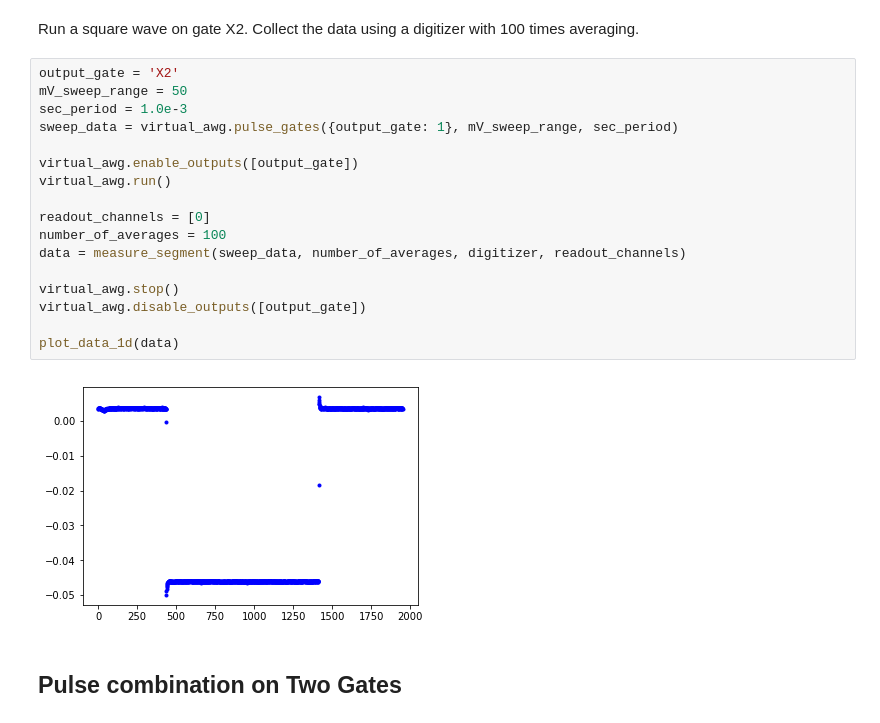
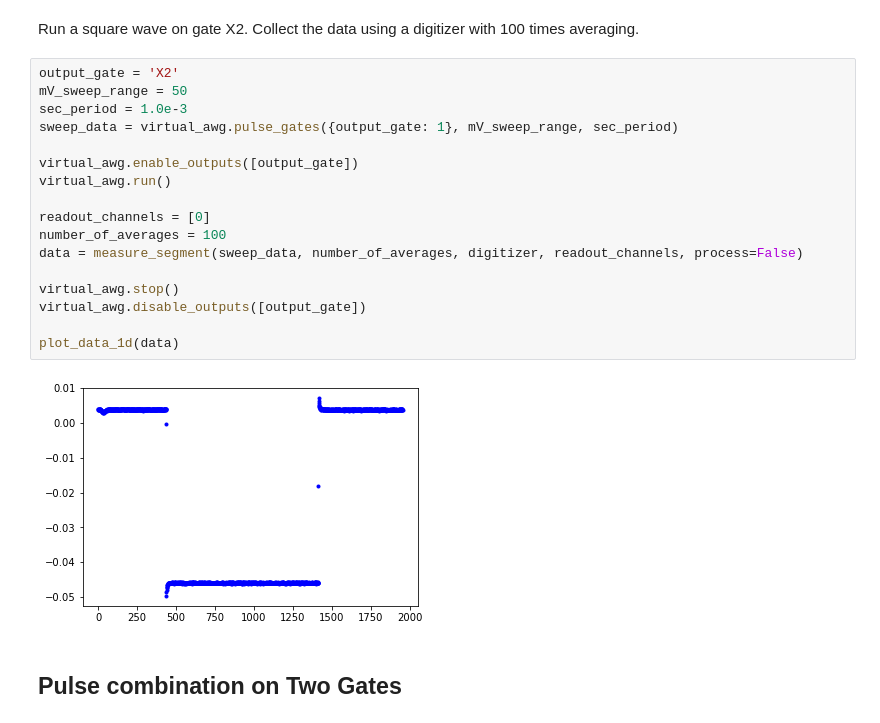
Before and after one commit to shotaroaq/qtt, a Jupyter notebook: docs/notebooks/measurements/example_virtual_awg.ipynb, the cells around one changed output. Saved outputs shown, nothing was run; the diff lists cells and outputs as text.

```diff
--- a/docs/notebooks/measurements/example_virtual_awg.ipynb
+++ b/docs/notebooks/measurements/example_virtual_awg.ipynb
@@ -153,22 +153,22 @@ Run a square wave on gate X2. Collect the data using a digitizer with 100 times
 # %%
 output_gate = 'X2'
 mV_sweep_range = 50
 sec_period = 1.0e-3
 sweep_data = virtual_awg.pulse_gates({output_gate: 1}, mV_sweep_range, sec_period)
 
 virtual_awg.enable_outputs([output_gate])
 virtual_awg.run()
 
 readout_channels = [0]
 number_of_averages = 100
-data = measure_segment(sweep_data, number_of_averages, digitizer, readout_channels)
+data = measure_segment(sweep_data, number_of_averages, digitizer, readout_channels, process=False)
 
 virtual_awg.stop()
 virtual_awg.disable_outputs([output_gate])
 
 plot_data_1d(data)
 # %% [output]
-[figure, old version]
+[figure, new version]
 # %% [markdown]
 ## Pulse combination on Two Gates
 # %% [markdown]
```
Also changed, not shown: parts of 2 cells of this notebook.
